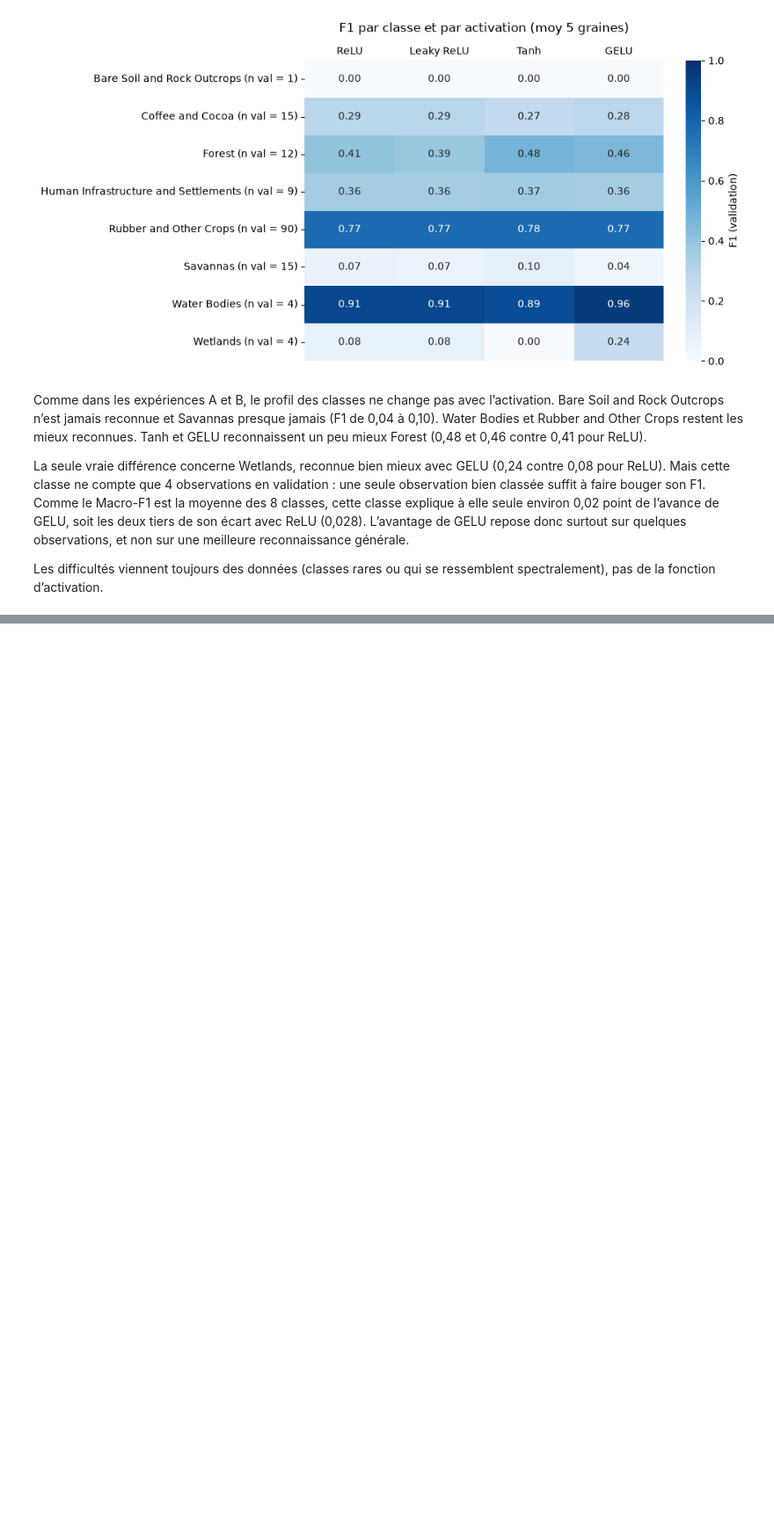
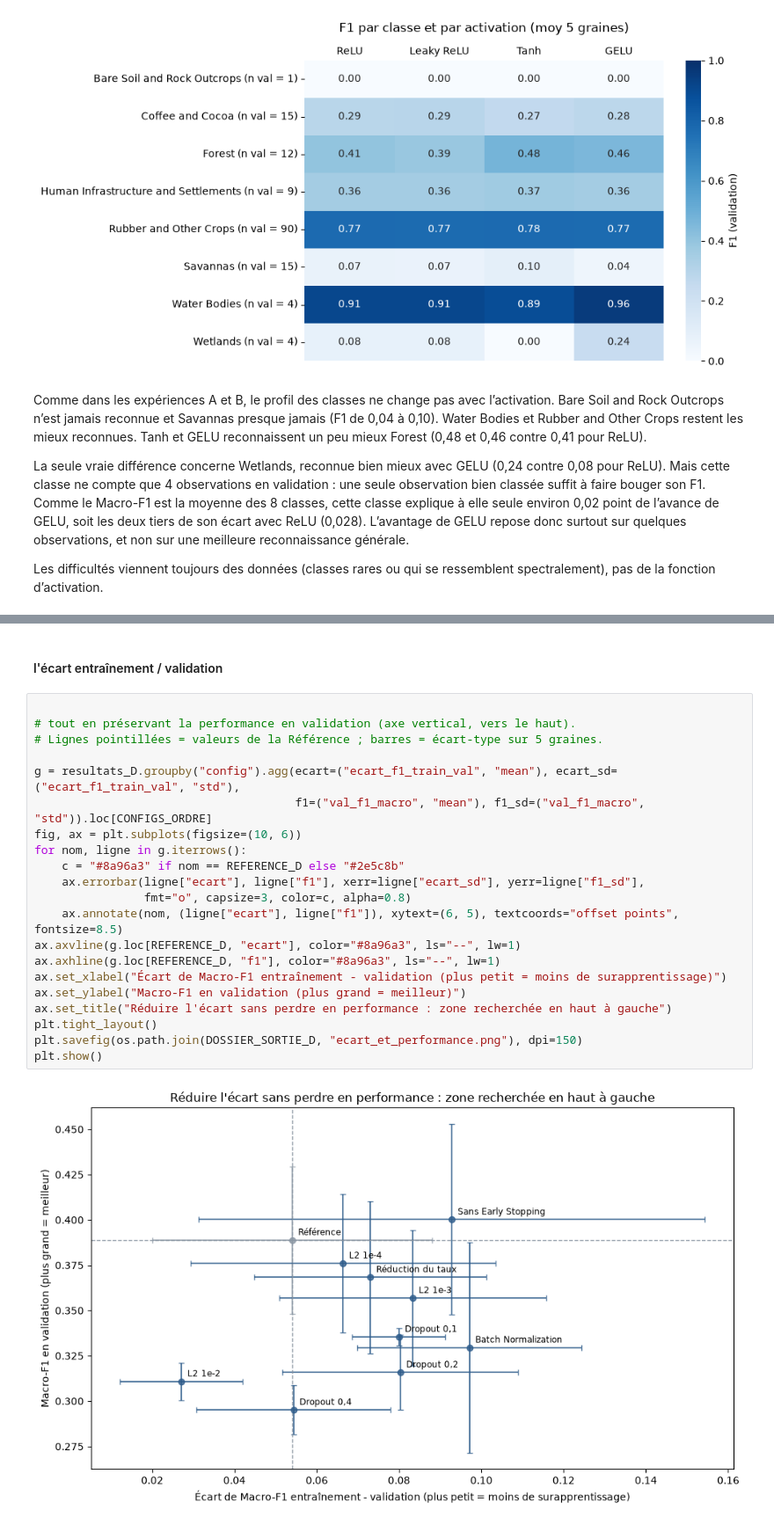
Before and after one commit to DanielYahiri/school-project, a Jupyter notebook: experience A.ipynb, the cells around one changed output, grey strips where cells are left out. Shown at 88% size. Cells and saved outputs as stored; diff of their text form; blank space fills up the shorter version.

```diff
--- a/experience A.ipynb
+++ b/experience A.ipynb
@@ -1400,0 +1490,25 @@ Référence D : [0.346, 0.374, 0.329, 0.425, 0.332] | ReLU C : [0.346, 0.374, 0.
+# %% [markdown]
+####  l'écart entraînement / validation
+# %%
+
+# tout en préservant la performance en validation (axe vertical, vers le haut).
+# Lignes pointillées = valeurs de la Référence ; barres = écart-type sur 5 graines.
+
+g = resultats_D.groupby("config").agg(ecart=("ecart_f1_train_val", "mean"), ecart_sd=("ecart_f1_train_val", "std"),
+                                      f1=("val_f1_macro", "mean"), f1_sd=("val_f1_macro", "std")).loc[CONFIGS_ORDRE]
+fig, ax = plt.subplots(figsize=(10, 6))
+for nom, ligne in g.iterrows():
+    c = "#8a96a3" if nom == REFERENCE_D else "#2e5c8b"
+    ax.errorbar(ligne["ecart"], ligne["f1"], xerr=ligne["ecart_sd"], yerr=ligne["f1_sd"],
+                fmt="o", capsize=3, color=c, alpha=0.8)
+    ax.annotate(nom, (ligne["ecart"], ligne["f1"]), xytext=(6, 5), textcoords="offset points", fontsize=8.5)
+ax.axvline(g.loc[REFERENCE_D, "ecart"], color="#8a96a3", ls="--", lw=1)
+ax.axhline(g.loc[REFERENCE_D, "f1"], color="#8a96a3", ls="--", lw=1)
+ax.set_xlabel("Écart de Macro-F1 entraînement - validation (plus petit = moins de surapprentissage)")
+ax.set_ylabel("Macro-F1 en validation (plus grand = meilleur)")
+ax.set_title("Réduire l'écart sans perdre en performance : zone recherchée en haut à gauche")
+plt.tight_layout()
+plt.savefig(os.path.join(DOSSIER_SORTIE_D, "ecart_et_performance.png"), dpi=150)
+plt.show()
+# %% [output]
+[figure, added]
```
Also changed, not shown: parts of 24 cells of this notebook, 16 other files.
